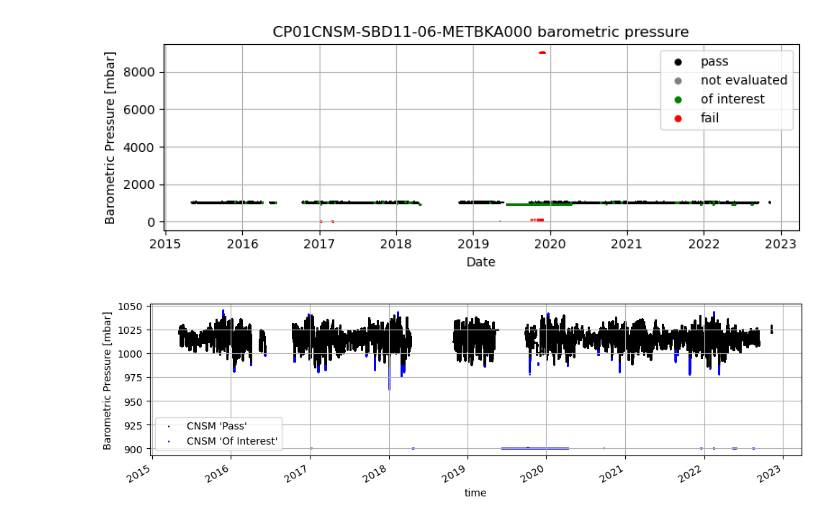
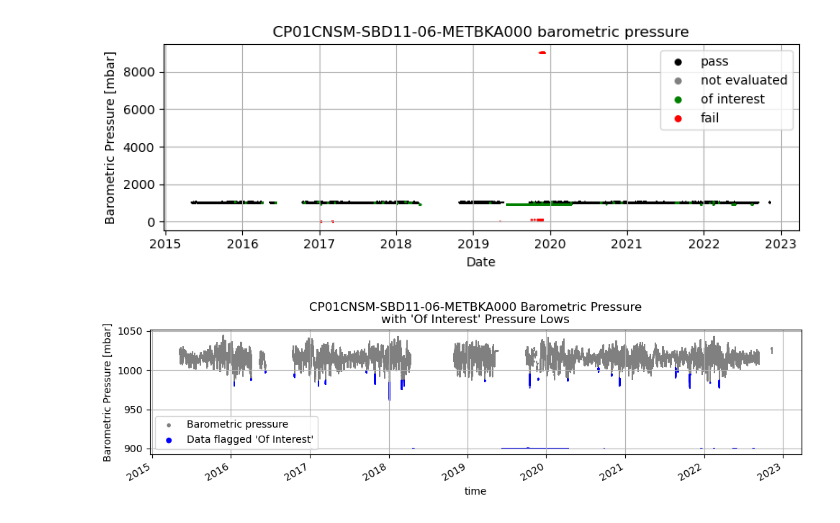
Before and after one commit to cooleyky/pioneer_array_metbk_storms, a Jupyter notebook: notebooks/03-barometric-pressure-lows-statistical-analysis.ipynb, the cells around one changed output. Cells and saved outputs as stored; diff of their text form; code cells hidden in the pictures.

```diff
--- a/notebooks/03-barometric-pressure-lows-statistical-analysis.ipynb
+++ b/notebooks/03-barometric-pressure-lows-statistical-analysis.ipynb
@@ -96,12 +99,14 @@ plt.show()
 # %%
 # Plot time series of barometric pressure at CNSM
 fig, ax = plt.subplots(1, 1, figsize=(10, 3), layout="tight")
-cnsm_metbk["barometric_pressure"].where(cnsm_metbk["barometric_pressure_qartod_results"]==1).plot.scatter(s=3,
-    ax=ax, c="black", label="CNSM 'Pass'", edgecolors="none")
-cnsm_metbk["barometric_pressure"].where(cnsm_metbk["barometric_pressure_qartod_results"]==3).plot.scatter(s=3,
-    ax=ax, c="blue", label="CNSM 'Of Interest'", edgecolors="none")
+cnsm_metbk["barometric_pressure"].where(cnsm_metbk["barometric_pressure_qartod_results"]!=4).plot.scatter(s=1,
+    ax=ax, c="gray", label="Barometric pressure", edgecolors="none")
+cnsm_metbk["barometric_pressure"].where(cnsm_metbk["barometric_pressure_qartod_results"]==3).where(
+    cnsm_metbk["barometric_pressure"]<cnsm_metbk["barometric_pressure"].mean()).plot.scatter(s=2,
+    ax=ax, c="blue", label="Data flagged 'Of Interest'", edgecolors="none")
 plt.grid()
-plt.legend()
+plt.legend(markerscale=4)
+plt.title(f"{refdes} Barometric Pressure\nwith 'Of Interest' Pressure Lows")
 plt.show()
 # %% [output]
-[figure, old version]
+[figure, new version]
```
Also changed, not shown: parts of 2 cells of this notebook, 2 other files.
